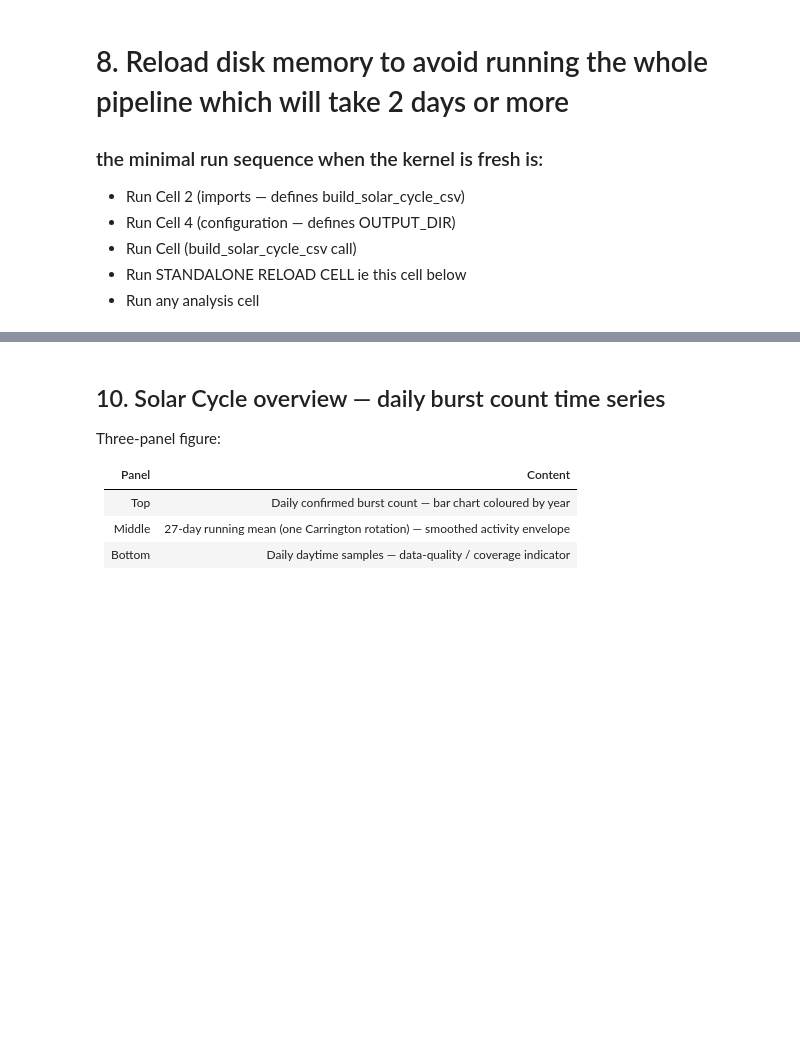
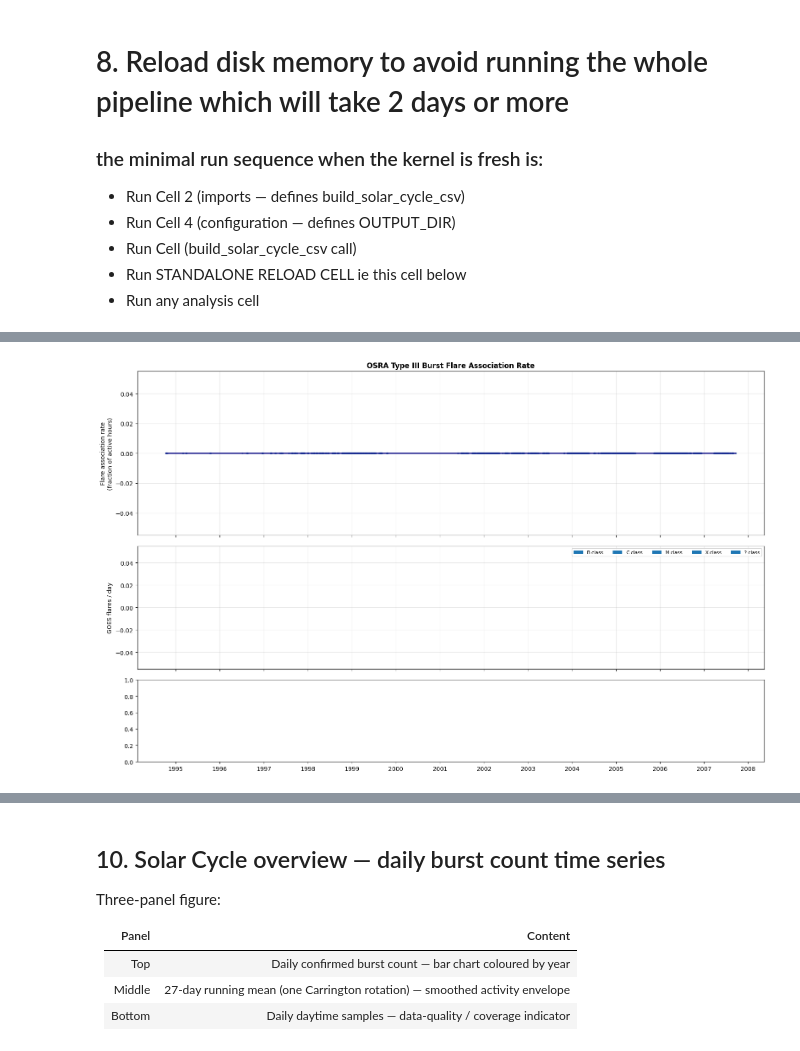
Before and after one commit to ChukwudiOkoro/Automated-Detection-of-Type-III-Solar-radio-Bursts-using-the-OSRA-Spectrograph, a Jupyter notebook: type3detectosra/OSRA_type3detect_all.ipynb, the cells around one changed output, grey strips where cells are left out. Cells and saved outputs as stored; diff of their text form; code cells hidden in the pictures; blank space fills up the shorter version.

Commit message:
flares

```diff
--- a/type3detectosra/OSRA_type3detect_all.ipynb
+++ b/type3detectosra/OSRA_type3detect_all.ipynb
@@ -1125,0 +1492,45 @@ print(df_cycle[["date","total_bursts","total_samples","sunspot_number"]].head(10
+# %%
+# ── CELL 4: Visualization — Time Series & Class Breakdowns ─────────────────────
+fig, axes = plt.subplots(3, 1, figsize=(16, 10), sharex=True, gridspec_kw={"height_ratios": [2, 1.5, 1]})
+plot_dates = pd.to_datetime(df_cycle["date"]).values
+
+# Panel 1: Daily flare association rate
+ax = axes[0]
+valid_mask = df_cycle["flare_assoc_rate"].notna()
+ax.scatter(plot_dates[valid_mask], df_cycle.loc[valid_mask, "flare_assoc_rate"], s=4, alpha=0.5, color="steelblue")
+rate_smooth = df_cycle["flare_assoc_rate"].rolling(window=27, center=True, min_periods=5).mean().values
+ax.plot(plot_dates, rate_smooth, color="navy", lw=1.8, label="27-day running mean")
+ax.set_ylabel("Flare association rate\n(fraction of active hours)", fontsize=10)
+ax.set_title(f"OSRA Type III Burst Flare Association Rate", fontsize=12, fontweight="bold")
+ax.grid(alpha=0.3)
+
+# Panel 2: Daily flare count coloured by maximum class
+ax = axes[1]
+class_colours = {"B": "green", "C": "gold", "M": "orange", "X": "red", "?": "grey"}
+for letter, colour in class_colours.items():
+    mask = df_flares["class_letter"] == letter
+    day_counts = df_flares[mask].groupby("date").size().reset_index(name="n")
+    day_counts["date"] = pd.to_datetime(day_counts["date"])
+    ax.bar(day_counts["date"], day_counts["n"], color=colour, alpha=0.8, width=1.0, label=f"{letter}-class")
+ax.set_ylabel("GOES flares / day", fontsize=10)
+ax.legend(ncol=5, fontsize=8, loc="upper right")
+ax.grid(alpha=0.3)
+
+# Panel 3: SILSO sunspot number
+ax = axes[2]
+if "sunspot_number" in df_cycle.columns:
+    ax.fill_between(plot_dates, df_cycle["sunspot_number"].values, color="darkorange", alpha=0.5)
+    ax.set_ylabel("SSN", fontsize=9, color="darkorange")
+    ax.grid(alpha=0.3)
+
+axes[-1].xaxis.set_major_locator(mdates.YearLocator())
+axes[-1].xaxis.set_major_formatter(mdates.DateFormatter("%Y"))
+plt.tight_layout()
+plt.savefig(
+    "/work1/okoro/type3detectosra/type3detectosra/outputs/solar_cycle/"
+    "OSRA Type III Burst Flare Association Rate.png",
+    dpi=300, bbox_inches="tight"
+)
+plt.show()
+# %% [output]
+[figure, added]
```
Also changed, not shown: parts of 26 cells of this notebook.
